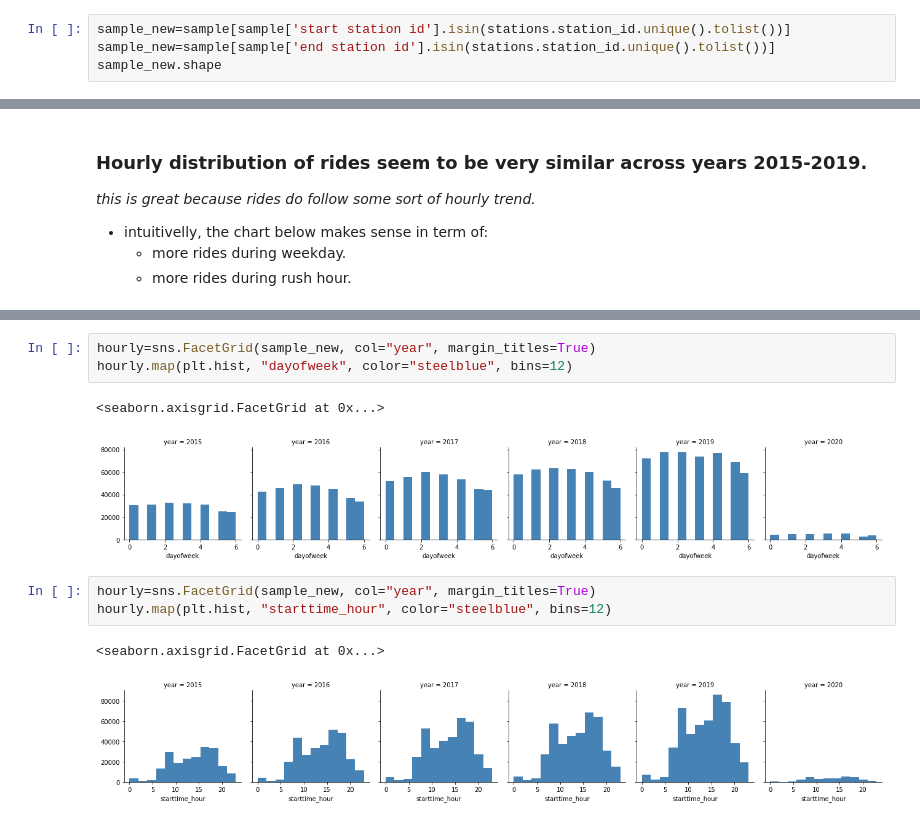
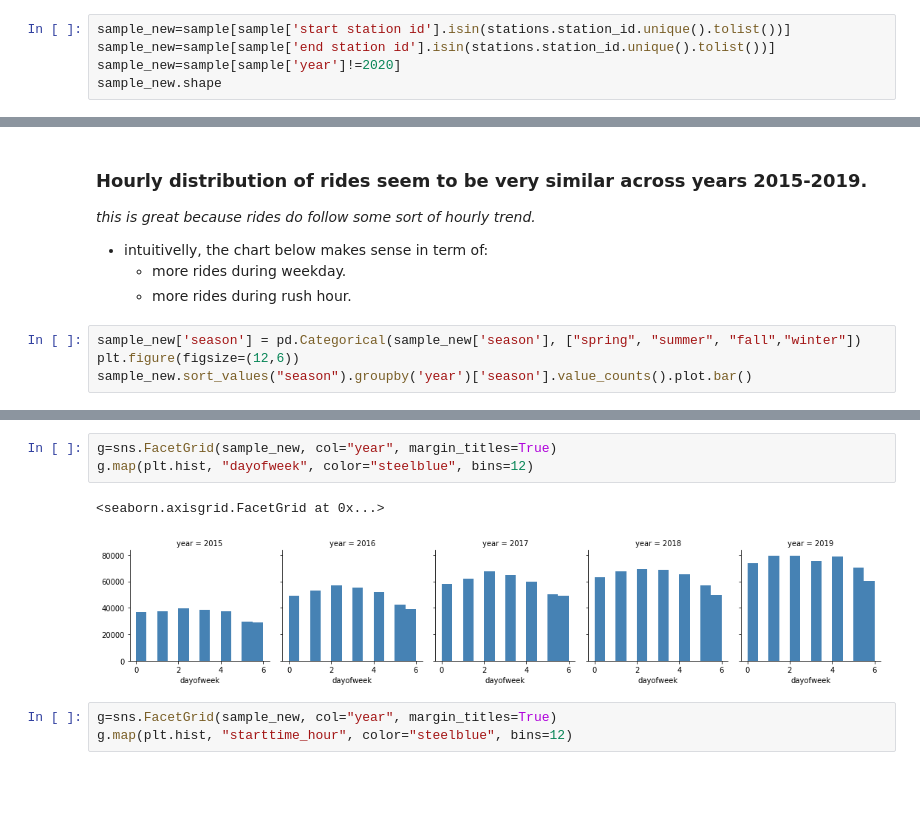
Before and after one commit to melaniezheng/citibike_rebalancing, a Jupyter notebook: Melanie's WD/EDA_melanie.ipynb, the cells around one changed output, grey strips where cells are left out. Drawn from its saved outputs; the diff is of its cells as text; blank space fills up the shorter version.

```diff
--- a/Melanie's WD/EDA_melanie.ipynb
+++ b/Melanie's WD/EDA_melanie.ipynb
@@ -76,5 +76,6 @@ Index(['tripduration', 'starttime', 'stoptime', 'start station id',
 # %%
 sample_new=sample[sample['start station id'].isin(stations.station_id.unique().tolist())]
 sample_new=sample[sample['end station id'].isin(stations.station_id.unique().tolist())]
+sample_new=sample[sample['year']!=2020]
 sample_new.shape
 # %% [output]
@@ -106,3 +107,7 @@ temp
 - intuitivelly, the chart below makes sense in term of:
     - more rides during weekday.
     - more rides during rush hour.
+# %%
+sample_new['season'] = pd.Categorical(sample_new['season'], ["spring", "summer", "fall","winter"])
+plt.figure(figsize=(12,6))
+sample_new.sort_values("season").groupby('year')['season'].value_counts().plot.bar()
@@ -109,12 +122,9 @@ temp
 # %%
-hourly=sns.FacetGrid(sample_new, col="year", margin_titles=True)
-hourly.map(plt.hist, "dayofweek", color="steelblue", bins=12)
+g=sns.FacetGrid(sample_new, col="year", margin_titles=True)
+g.map(plt.hist, "dayofweek", color="steelblue", bins=12)
 # %% [output]
 <seaborn.axisgrid.FacetGrid at 0x...>
-[figure, old version]
+[figure, new version]
 # %%
-hourly=sns.FacetGrid(sample_new, col="year", margin_titles=True)
-hourly.map(plt.hist, "starttime_hour", color="steelblue", bins=12)
+g=sns.FacetGrid(sample_new, col="year", margin_titles=True)
+g.map(plt.hist, "starttime_hour", color="steelblue", bins=12)
-# %% [output]
-<seaborn.axisgrid.FacetGrid at 0x...>
-[figure, removed]
```
Also changed, not shown: parts of 2 cells of this notebook.
